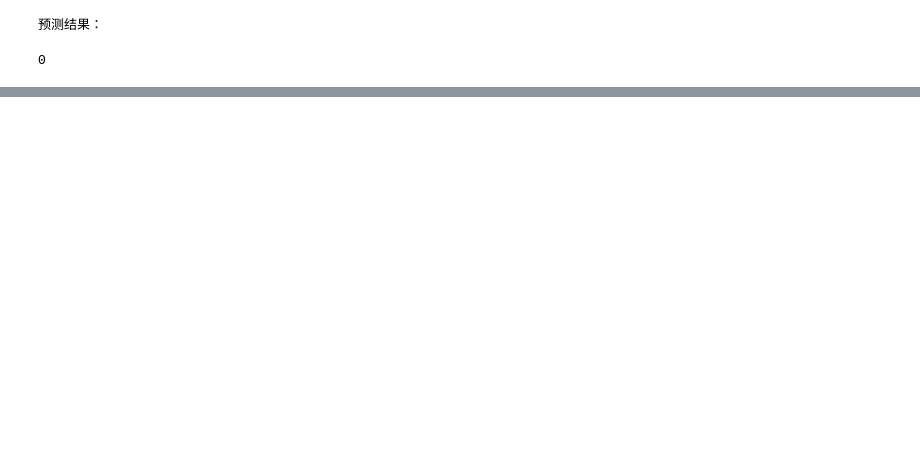
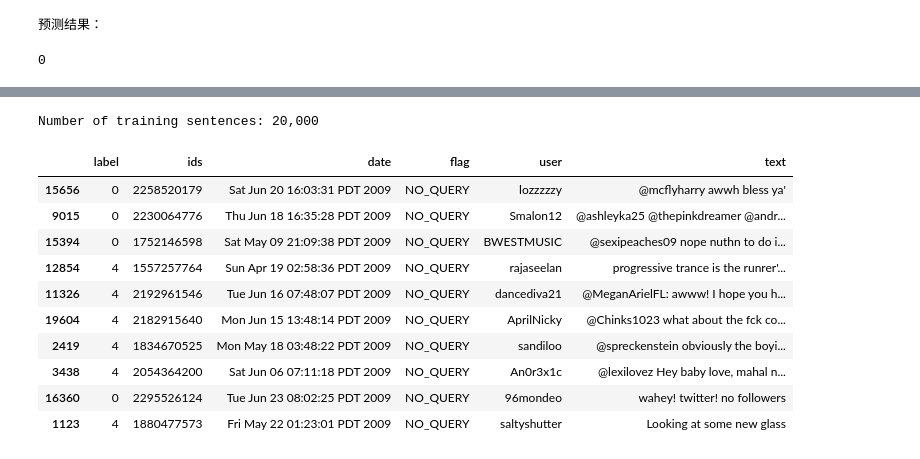
Before and after one commit to icarushhh/MSRA-myLime, a Jupyter notebook: finetuned_Bert_explained_by_lime.ipynb, the cells around one changed output, grey strips where cells are left out. Drawn from its saved outputs; the diff is of its cells as text; code cells hidden in the pictures; blank space fills up the shorter version.

```diff
--- a/finetuned_Bert_explained_by_lime.ipynb
+++ b/finetuned_Bert_explained_by_lime.ipynb
@@ -109,0 +135,24 @@ exp.show_in_notebook(text=str_to_predict)
+# %%
+import pandas as pd
+
+# 加载数据集到 pandas 的 dataframe 中
+df = pd.read_csv("./sentiment140/sentiment140_test_data.csv", delimiter=',')
+
+# 打印数据集的记录数
+print('Number of training sentences: {:,}\n'.format(df.shape[0]))
+
+# 抽样10条数据来预览一下
+df.sample(10)
+# %% [output]
+Number of training sentences: 20,000
+|  | label | ids | date | flag | user | text |
+| 15656 | 0 | 2258520179 | Sat Jun 20 16:03:31 PDT 2009 | NO_QUERY | lozzzzzy | @mcflyharry awwh bless ya' |
+| 9015 | 0 | 2230064776 | Thu Jun 18 16:35:28 PDT 2009 | NO_QUERY | Smalon12 | @ashleyka25 @thepinkdreamer @andr... |
+| 15394 | 0 | 1752146598 | Sat May 09 21:09:38 PDT 2009 | NO_QUERY | BWESTMUSIC | @sexipeaches09 nope nuthn to do i... |
+| 12854 | 4 | 1557257764 | Sun Apr 19 02:58:36 PDT 2009 | NO_QUERY | rajaseelan | progressive trance is the runrer'... |
+| 11326 | 4 | 2192961546 | Tue Jun 16 07:48:07 PDT 2009 | NO_QUERY | dancediva21 | @MeganArielFL: awww! I hope you h... |
+| 19604 | 4 | 2182915640 | Mon Jun 15 13:48:14 PDT 2009 | NO_QUERY | AprilNicky | @Chinks1023 what about the fck co... |
+| 2419 | 4 | 1834670525 | Mon May 18 03:48:22 PDT 2009 | NO_QUERY | sandiloo | @spreckenstein obviously the boyi... |
+| 3438 | 4 | 2054364200 | Sat Jun 06 07:11:18 PDT 2009 | NO_QUERY | An0r3x1c | @lexilovez Hey baby love, mahal n... |
+| 16360 | 0 | 2295526124 | Tue Jun 23 08:02:25 PDT 2009 | NO_QUERY | 96mondeo | wahey! twitter! no followers |
+| 1123 | 4 | 1880477573 | Fri May 22 01:23:01 PDT 2009 | NO_QUERY | saltyshutter | Looking at some new glass |
```
Also changed, not shown: parts of 11 cells of this notebook, 5 other files.
